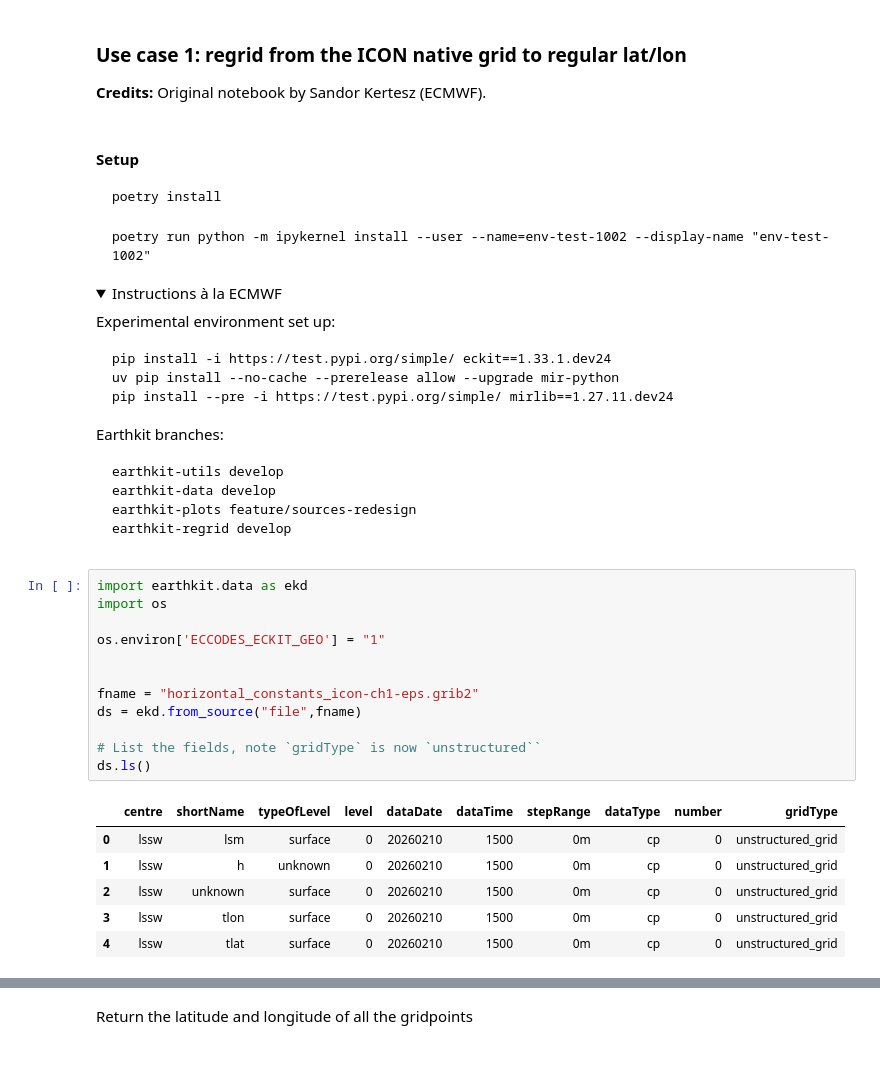
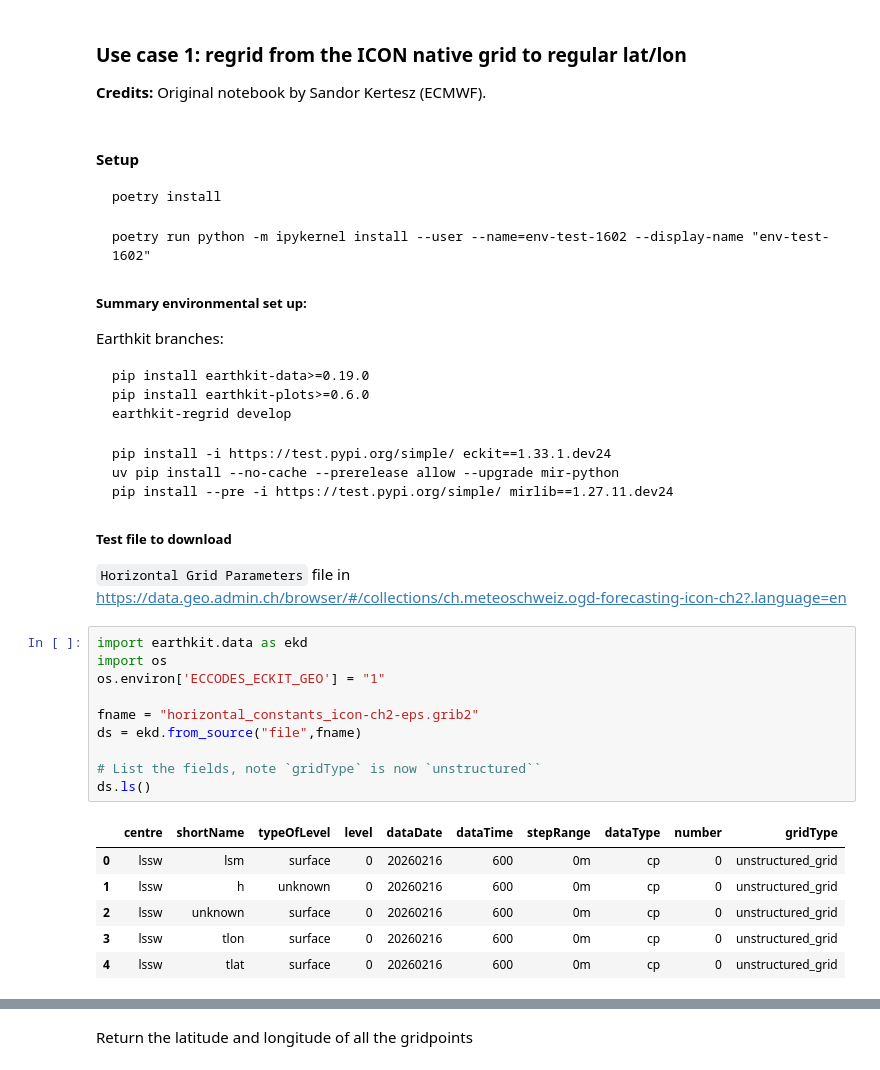
Before and after one commit to MeteoSwiss/nwp-fdb-polytope-demo, a Jupyter notebook: examples/Polytope/work_with_data_native_grid.ipynb, the cells around one changed output, grey strips where cells are left out. Saved outputs shown, nothing was run; the diff lists cells and outputs as text; folded sections open.

````diff
--- a/examples/Polytope/work_with_data_native_grid.ipynb
+++ b/examples/Polytope/work_with_data_native_grid.ipynb
@@ -9,46 +9,44 @@
 poetry install
 ```
 ```
-poetry run python -m ipykernel install --user --name=env-test-1002 --display-name "env-test-1002"
+poetry run python -m ipykernel install --user --name=env-test-1602 --display-name "env-test-1602"
 ```
 
-<details>
-<summary> Instructions à la ECMWF </summary>
+##### Summary environmental set up:
 
-Experimental environment set up:
+Earthkit branches:
+```
+pip install earthkit-data>=0.19.0
+pip install earthkit-plots>=0.6.0
+earthkit-regrid develop
+```
+
 ```
 pip install -i https://test.pypi.org/simple/ eckit==1.33.1.dev24
 uv pip install --no-cache --prerelease allow --upgrade mir-python
 pip install --pre -i https://test.pypi.org/simple/ mirlib==1.27.11.dev24
 ```
 
-Earthkit branches:
-```
-earthkit-utils develop
-earthkit-data develop
-earthkit-plots feature/sources-redesign
-earthkit-regrid develop
-```
-</details>
+##### Test file to download
+
+`Horizontal Grid Parameters` file in https://data.geo.admin.ch/browser/#/collections/ch.meteoschweiz.ogd-forecasting-icon-ch2?.language=en
 # %%
 import earthkit.data as ekd
 import os
-
 os.environ['ECCODES_ECKIT_GEO'] = "1"
 
-
-fname = "horizontal_constants_icon-ch1-eps.grib2"
+fname = "horizontal_constants_icon-ch2-eps.grib2"
 ds = ekd.from_source("file",fname)
 
 # List the fields, note `gridType` is now `unstructured``
 ds.ls()
 # %% [output]
 |  | centre | shortName | typeOfLevel | level | dataDate | dataTime | stepRange | dataType | number | gridType |
-| 0 | lssw | lsm | surface | 0 | 20260210 | 1500 | 0m | cp | 0 | unstructured_grid |
-| 1 | lssw | h | unknown | 0 | 20260210 | 1500 | 0m | cp | 0 | unstructured_grid |
-| 2 | lssw | unknown | surface | 0 | 20260210 | 1500 | 0m | cp | 0 | unstructured_grid |
-| 3 | lssw | tlon | surface | 0 | 20260210 | 1500 | 0m | cp | 0 | unstructured_grid |
-| 4 | lssw | tlat | surface | 0 | 20260210 | 1500 | 0m | cp | 0 | unstructured_grid |
+| 0 | lssw | lsm | surface | 0 | 20260216 | 600 | 0m | cp | 0 | unstructured_grid |
+| 1 | lssw | h | unknown | 0 | 20260216 | 600 | 0m | cp | 0 | unstructured_grid |
+| 2 | lssw | unknown | surface | 0 | 20260216 | 600 | 0m | cp | 0 | unstructured_grid |
+| 3 | lssw | tlon | surface | 0 | 20260216 | 600 | 0m | cp | 0 | unstructured_grid |
+| 4 | lssw | tlat | surface | 0 | 20260216 | 600 | 0m | cp | 0 | unstructured_grid |
 # %% [markdown]
 
 `gridSpec` describes spatial grids in the form a dict
````
Also changed, not shown: parts of 6 cells of this notebook, 2 other files.
